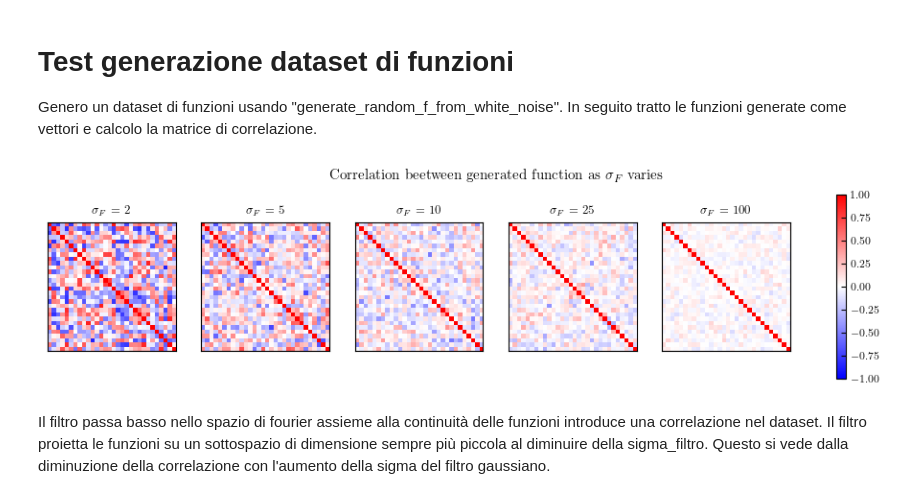
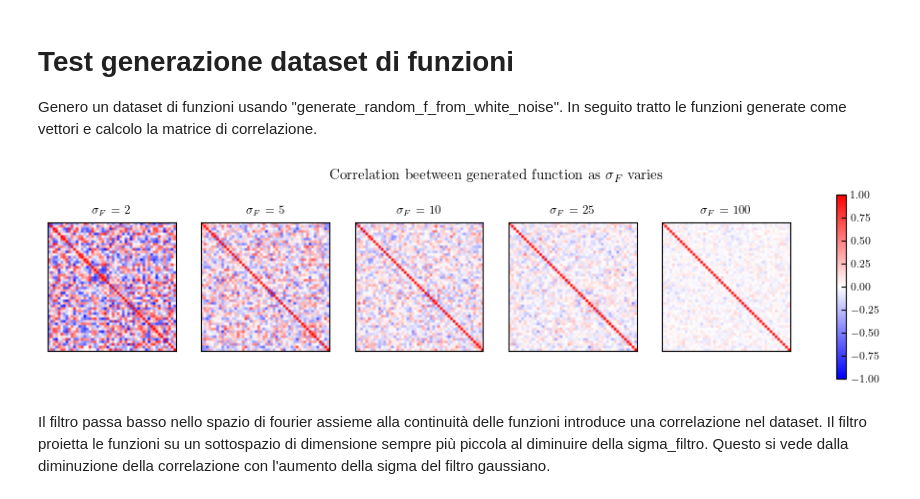
Before and after one commit to Sparisi01/RPM_implementation, a Jupyter notebook: dataset_generator.ipynb, the cells around one changed output. Cells and saved outputs as stored; diff of their text form; code cells hidden in the pictures.

```diff
--- a/dataset_generator.ipynb
+++ b/dataset_generator.ipynb
@@ -94,9 +94,9 @@ def generate_random_f_from_white_noise(t_array: np.ndarray,sigma_white_noise: fl
 
     # Plot del white noise e della funzione generata
     if verbose:
-        plt.figure(figsize=(6.8, 4.4))
+        plt.figure(figsize=(3.4, 2.2))
         plt.plot(t_array, f, label="White noise", alpha=0.5)
-        plt.plot(t_array, f_filtered, label="f_filtered", lw=2)
+        plt.plot(t_array, f_filtered, label="Generated f", lw=2)
         plt.legend()
         plt.xlabel("Time")
         plt.ylabel("Temperature")
@@ -109,38 +109,40 @@ def generate_random_f_from_white_noise(t_array: np.ndarray,sigma_white_noise: fl
 
 Genero un dataset di funzioni usando "generate_random_f_from_white_noise". In seguito tratto le funzioni generate come vettori e calcolo la matrice di correlazione.
 # %%
-f_dataset_size = 30
+f_dataset_size = 50
 nt = 1000
 t_array = np.linspace(0,1,nt)
 
+# Dataset di funzioni dove ogni colonna rappresenta una funzione random su una gliglia temporale
+# rappresentata dalle righe. Il dataset è dunque composto da vettori nt dimensionali.
 f_dataset = np.zeros(shape=(nt,f_dataset_size))
 
 dt = t_array[1]-t_array[0]
 
 fig, axes = plt.subplots(1,5,figsize=(12.5,2.5))
 index_ax = 0
 
 for sigma_filter in [2,5,10,25,100]:
 
     for index in range(f_dataset_size):
         f_dataset[:,index] = generate_random_f_from_white_noise(t_array, sigma_filter=sigma_filter)
 
-    # Verifico l'indipendenza tra le funzioni generate
+    # Verifico l'indipendenza tra le colonne
     f_corr = np.corrcoef(f_dataset, rowvar=False)
 
     im = axes[index_ax].imshow(f_corr, cmap='bwr', vmin=-1, vmax=1)
     axes[index_ax].set_title(rf"$\sigma_F$ = {sigma_filter}")
     axes[index_ax].set_xticks([])
     axes[index_ax].set_yticks([])
     index_ax=index_ax+1
 
 fig.colorbar(im, ax=axes.ravel().tolist())
 fig.suptitle(r"Correlation beetween generated function as $\sigma_F$ varies")
 
 plt.savefig("assets/dataset_function_correlations.pdf")
 plt.show()
 # %% [output]
-[figure, old version]
+[figure, new version]
 # %% [markdown]
 Il filtro passa basso nello spazio di fourier assieme alla continuità delle funzioni introduce una correlazione nel dataset. Il filtro proietta le funzioni su un sottospazio di dimensione sempre più piccola al diminuire della sigma_filtro. Questo si vede dalla diminuzione della correlazione con l'aumento della sigma del filtro gaussiano.
 # %%
```
Also changed, not shown: parts of 4 cells of this notebook, 1 other file.
